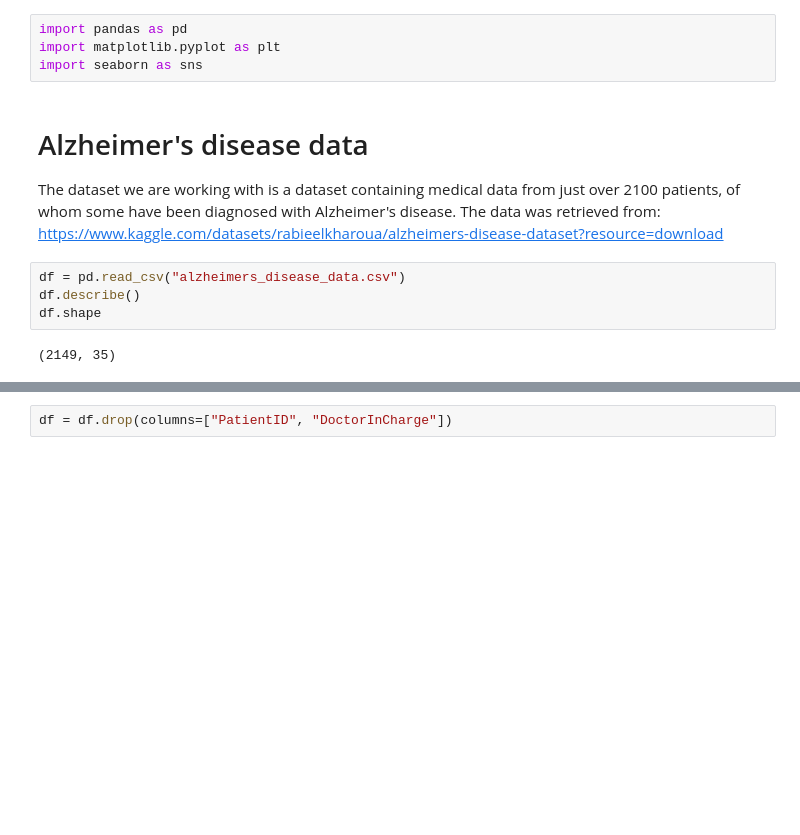
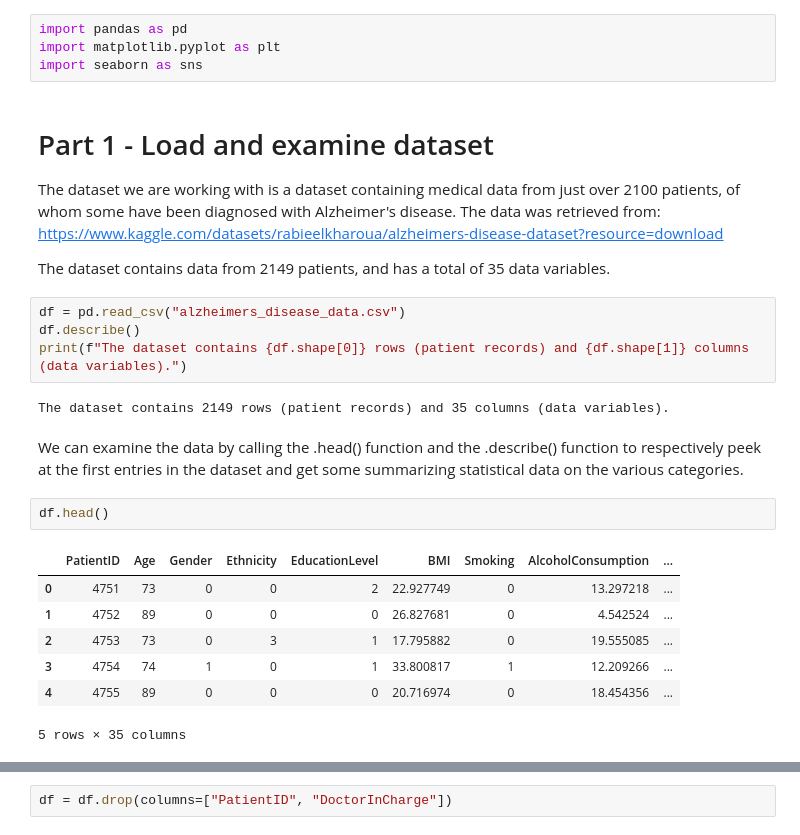
Before and after one commit to treite/classificationGroupwork, a Jupyter notebook: groupProject.ipynb, the cells around one changed output, grey strips where cells are left out. Drawn from its saved outputs; the diff is of its cells as text; blank space fills up the shorter version.

```diff
--- a/groupProject.ipynb
+++ b/groupProject.ipynb
@@ -10,13 +22,27 @@ import pandas as pd
 import matplotlib.pyplot as plt
 import seaborn as sns
 # %% [markdown]
-# Alzheimer's disease data
+# Part 1 - Load and examine dataset
 
 The dataset we are working with is a dataset containing medical data from just over 2100 patients, of whom some have been diagnosed with Alzheimer's disease.
 The data was retrieved from: https://www.kaggle.com/datasets/rabieelkharoua/alzheimers-disease-dataset?resource=download
+
+The dataset contains data from 2149 patients, and has a total of 35 data variables.
 # %%
 df = pd.read_csv("alzheimers_disease_data.csv")
 df.describe()
-df.shape
+print(f"The dataset contains {df.shape[0]} rows (patient records) and {df.shape[1]} columns (data variables).")
 # %% [output]
-(2149, 35)
+The dataset contains 2149 rows (patient records) and 35 columns (data variables).
+# %% [markdown]
+We can examine the data by calling the .head() function and the .describe() function to respectively peek at the first entries in the dataset and get some summarizing statistical data on the various categories.
+# %%
+df.head()
+# %% [output]
+|  | PatientID | Age | Gender | Ethnicity | EducationLevel | BMI | Smoking | AlcoholConsumption | ... |
+| 0 | 4751 | 73 | 0 | 0 | 2 | 22.927749 | 0 | 13.297218 | ... |
+| 1 | 4752 | 89 | 0 | 0 | 0 | 26.827681 | 0 | 4.542524 | ... |
+| 2 | 4753 | 73 | 0 | 3 | 1 | 17.795882 | 0 | 19.555085 | ... |
+| 3 | 4754 | 74 | 1 | 0 | 1 | 33.800817 | 1 | 12.209266 | ... |
+| 4 | 4755 | 89 | 0 | 0 | 0 | 20.716974 | 0 | 18.454356 | ... |
+5 rows × 35 columns
```
Also changed, not shown: parts of 5 cells of this notebook.
